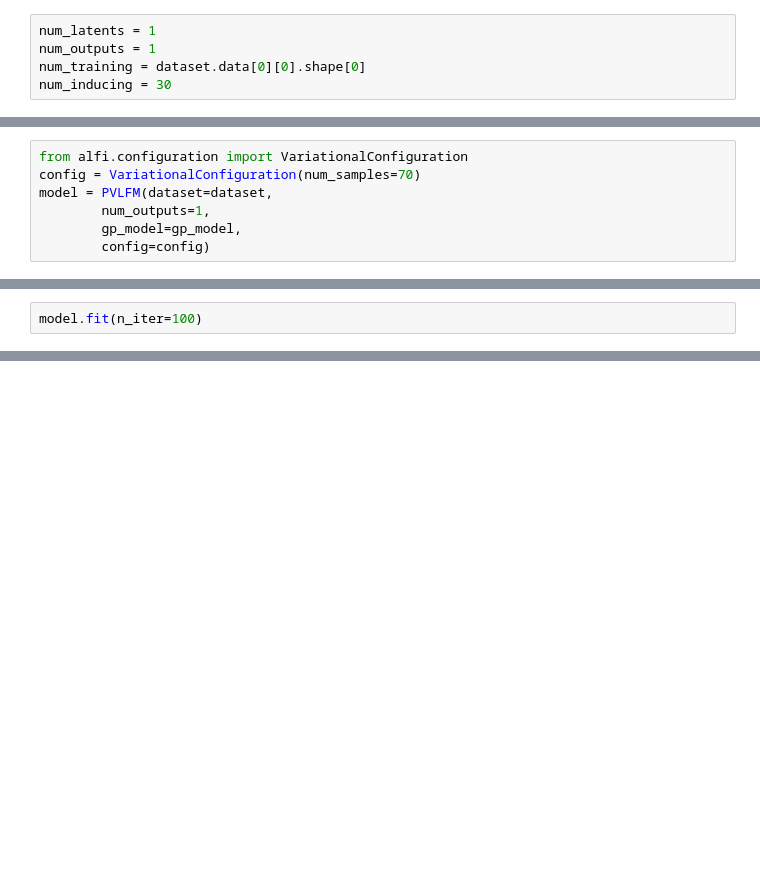
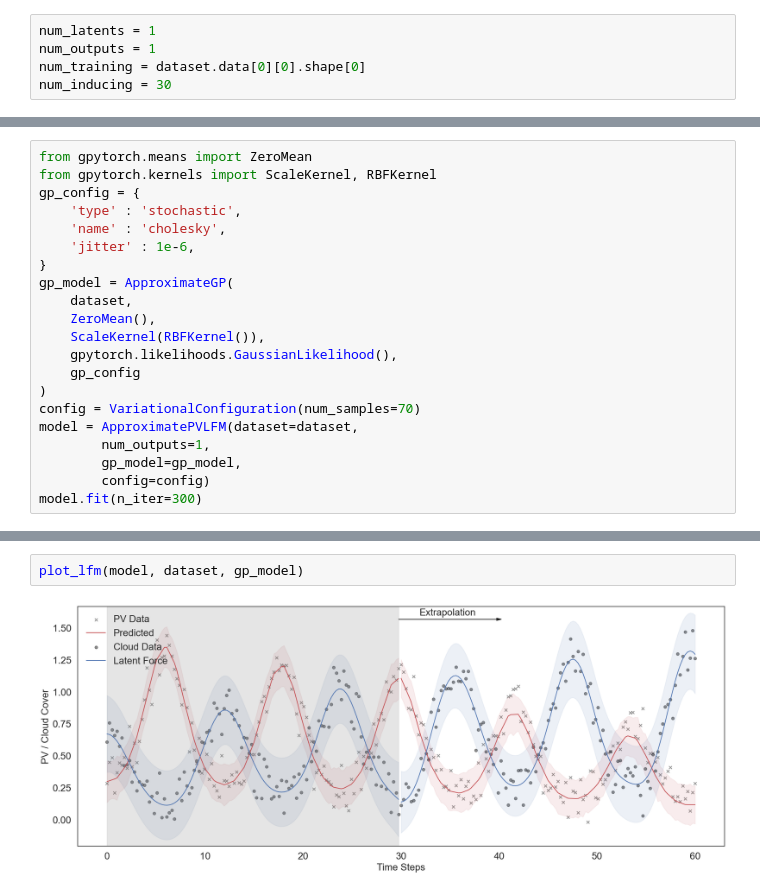
Before and after one commit to eirikbaekkelund/Dissertation, a Jupyter notebook: examples/docs/synthetic_lfm.ipynb, the cells around one changed output, grey strips where cells are left out. Cells and saved outputs as stored; diff of their text form; blank space fills up the shorter version.

```diff
--- a/examples/docs/synthetic_lfm.ipynb
+++ b/examples/docs/synthetic_lfm.ipynb
@@ -332,7 +67,21 @@ class PVLFM(nn.Module):
 # %%
-from alfi.configuration import VariationalConfiguration
+from gpytorch.means import ZeroMean
+from gpytorch.kernels import ScaleKernel, RBFKernel
+gp_config = {
+    'type' : 'stochastic',
+    'name' : 'cholesky',
+    'jitter' : 1e-6,
+}
+gp_model = ApproximateGP(
+    dataset,
+    ZeroMean(),
+    ScaleKernel(RBFKernel()),
+    gpytorch.likelihoods.GaussianLikelihood(),
+    gp_config
+)
 config = VariationalConfiguration(num_samples=70)
-model = PVLFM(dataset=dataset,
+model = ApproximatePVLFM(dataset=dataset,
         num_outputs=1,
         gp_model=gp_model,
         config=config)
+model.fit(n_iter=300)
@@ -339,2 +105,0 @@ model = PVLFM(dataset=dataset,
-# %%
-model.fit(n_iter=100)
@@ -430,0 +106,4 @@ torch.Size([70, 1, 1])
+# %%
+plot_lfm(model, dataset, gp_model)
+# %% [output]
+[figure, added]
```
Also changed, not shown: parts of 12 cells of this notebook, 11 other files.
